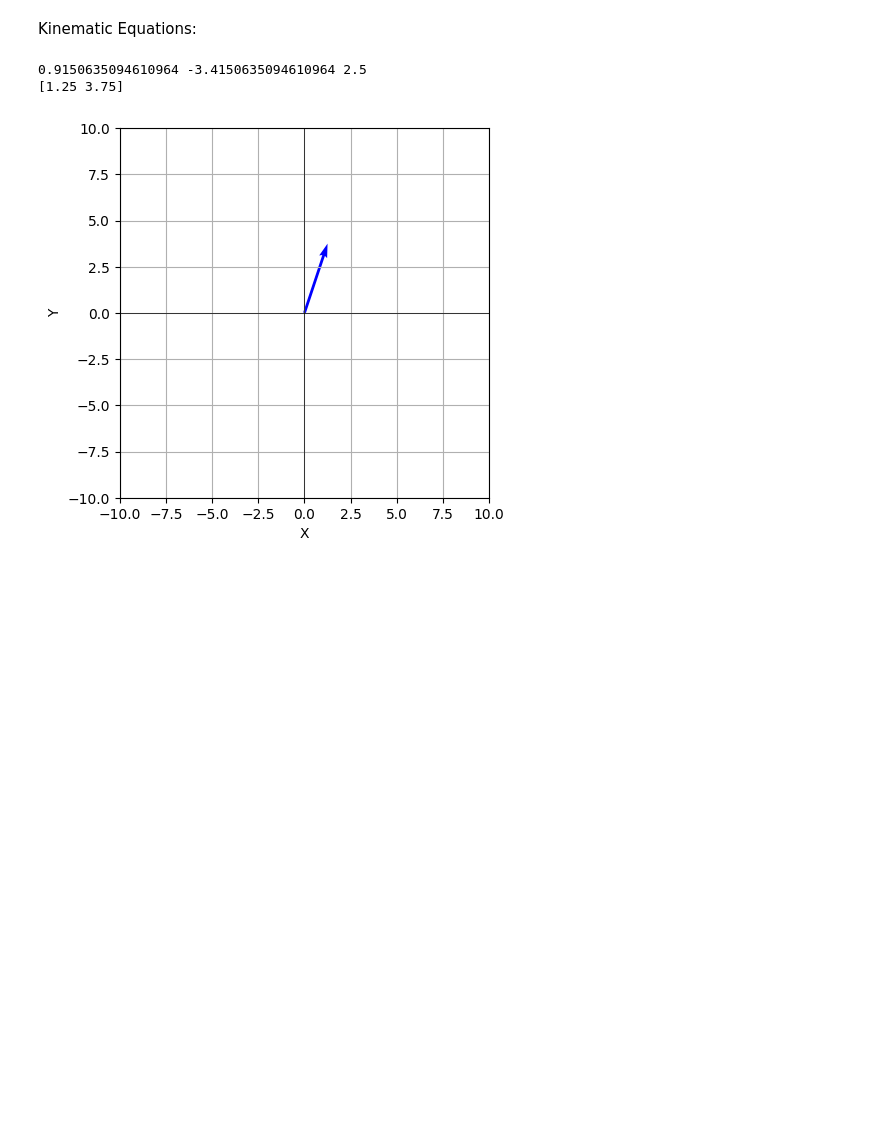
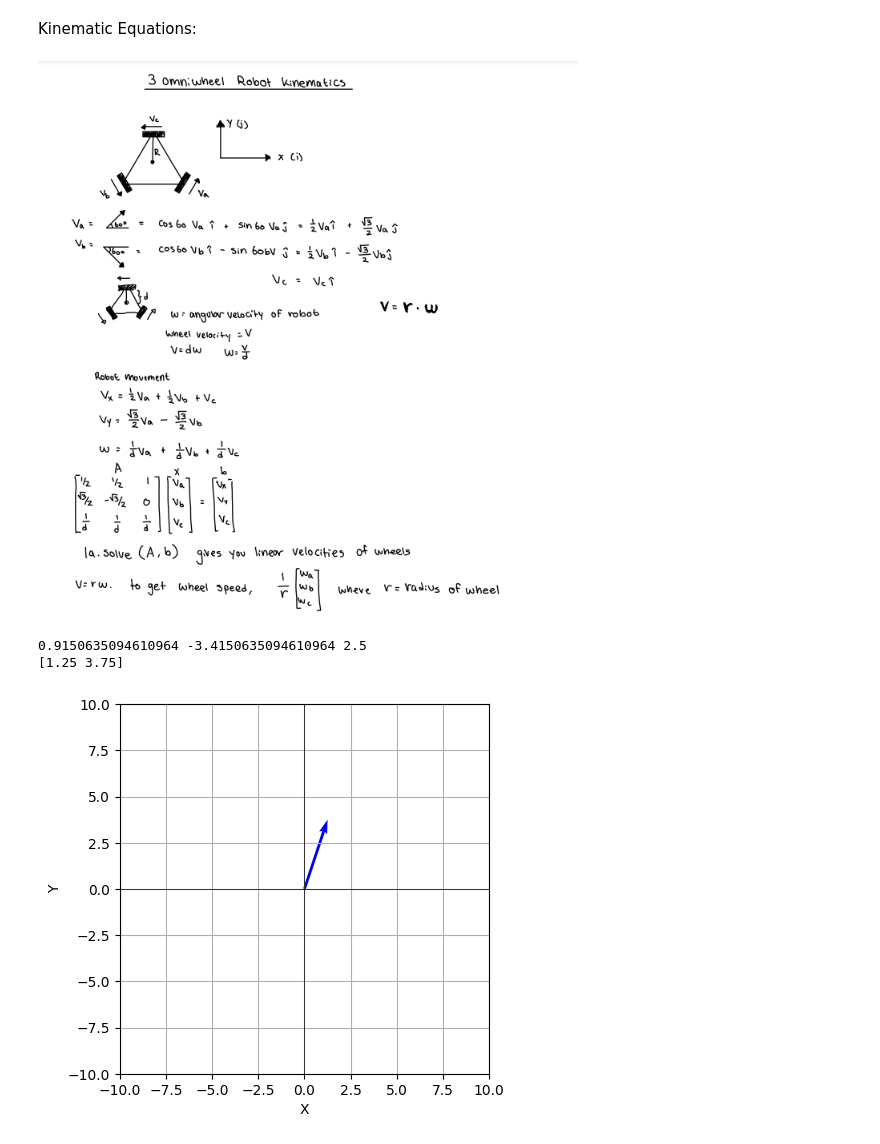
Before and after one commit to 111homell111/BilliardBot, a Jupyter notebook: robot_simulation.ipynb, the cells around one changed output. Cells and saved outputs as stored; diff of their text form; code cells hidden in the pictures; blank space fills up the shorter version.

```diff
--- a/robot_simulation.ipynb
+++ b/robot_simulation.ipynb
@@ -8,3 +9,7 @@ import matplotlib.pyplot as plt
 # %% [markdown]
 Kinematic Equations:
+# %%
+Image(filename = 'RobotKinematics.png')
+# %% [output]
+[figure, added]
 # %%
```
Also changed, not shown: parts of 7 cells of this notebook, 2 other files.
